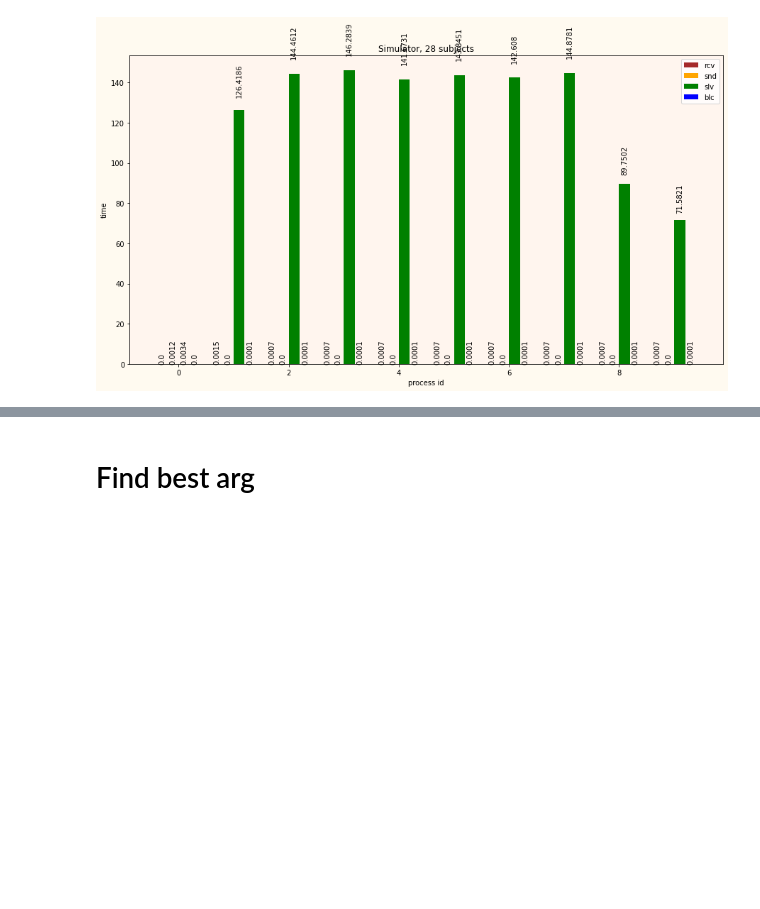
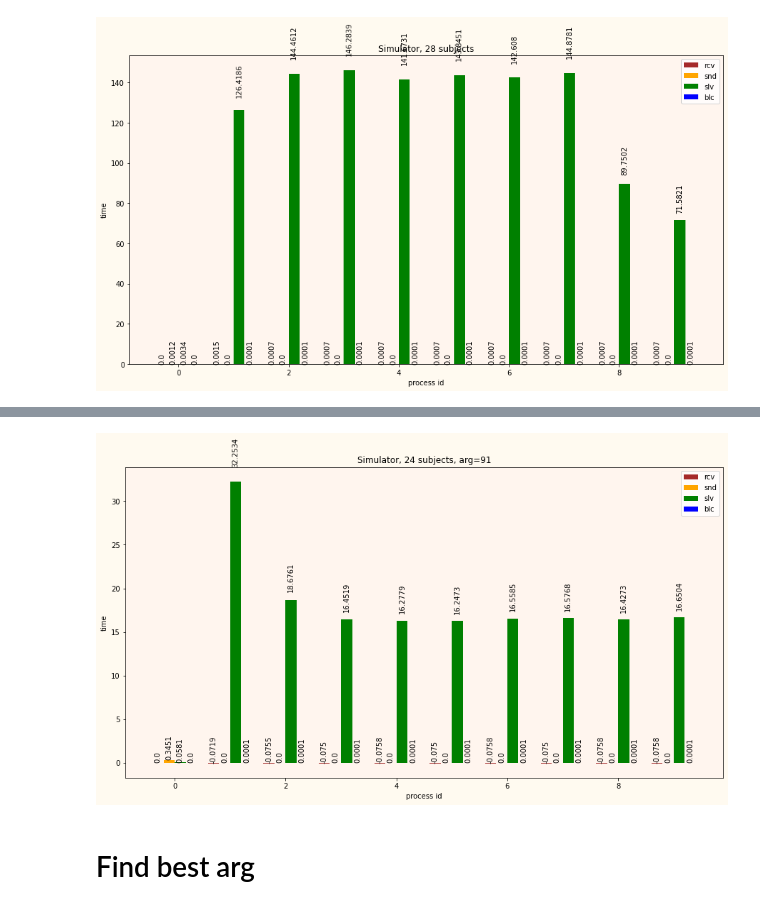
Before and after one commit to amonin7/Simulator, a Jupyter notebook: Visualization.ipynb, the cells around one changed output, grey strips where cells are left out. Drawn from its saved outputs; the diff is of its cells as text; code cells hidden in the pictures; blank space fills up the shorter version.

```diff
--- a/Visualization.ipynb
+++ b/Visualization.ipynb
@@ -232,0 +241,4 @@ plot_statistics('TraceS.csv', 'Simulator, 28 subjects')
+# %%
+plot_statistics('TraceS.csv', 'Simulator, 24 subjects, arg=91')
+# %% [output]
+[figure, added]
```
Also changed, not shown: parts of 3 cells of this notebook, 2 other files.
